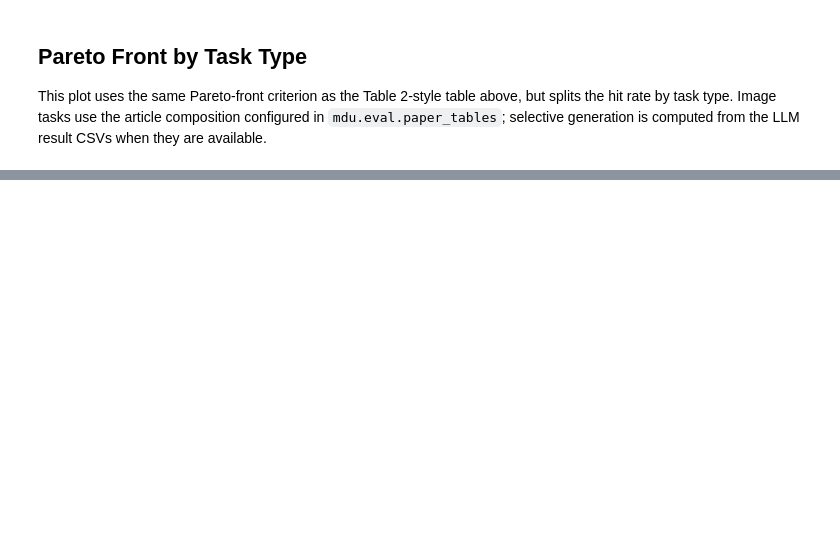
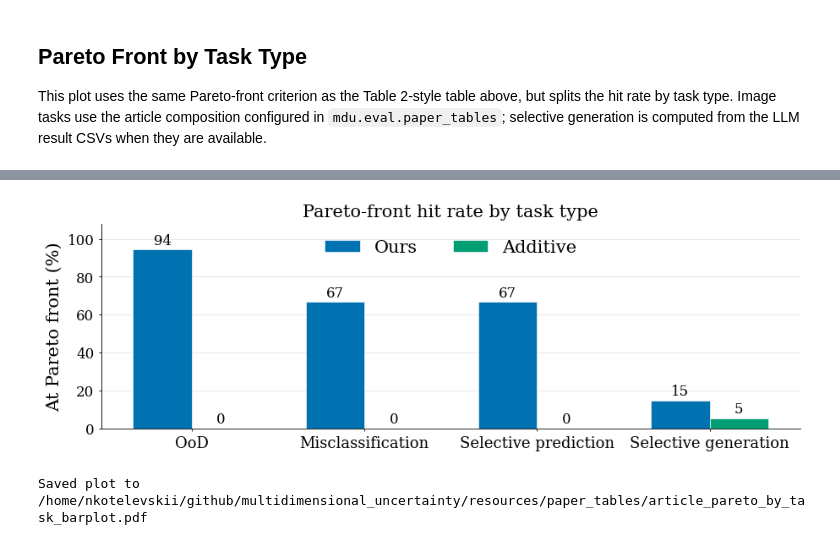
Before and after one commit to stat-ml/multidimensional_uncertainty, a Jupyter notebook: notebooks/paper_tables.ipynb, the cells around one changed output, grey strips where cells are left out. Cells and saved outputs as stored; diff of their text form; code cells hidden in the pictures; blank space fills up the shorter version.

```diff
--- a/notebooks/paper_tables.ipynb
+++ b/notebooks/paper_tables.ipynb
@@ -20,7 +20,7 @@ from mdu.eval.paper_tables import (
     build_llm_selective_generation_pareto_table,
 )
 
-INPUT_CSV = ROOT / "resources/refactored/results.csv"
+INPUT_CSV = ROOT / "resources/codex_cleared/results_entropic_target_Beta_eps_0.5_scaling_type_FeatureWise_iters_1000_tol_1e-06_rs_42_grid_size_5_n_targets_multiplier_1.csv"
 LLM_RESULTS_DIR = ROOT / "resources/llm_resources"
 OUTPUT_DIR = ROOT / "resources/paper_tables"
 PARETO_BY_TASK_CSV = OUTPUT_DIR / "article_pareto_by_task_plot_data.csv"
@@ -111,17 +214,17 @@ def plot_pareto_by_task_barplot(plot_df, output_path):
         "text.usetex": False,
         "font.family": "serif",
         "font.serif": ["DejaVu Serif"],
-        "font.size": 7,
-        "axes.labelsize": 7,
-        "axes.titlesize": 7.5,
-        "legend.fontsize": 6.5,
-        "xtick.labelsize": 6.5,
-        "ytick.labelsize": 6.5,
+        "font.size": 15,
+        "axes.labelsize": 15,
+        "axes.titlesize": 15,
+        "legend.fontsize": 15,
+        "xtick.labelsize": 13,
+        "ytick.labelsize": 12,
         "axes.linewidth": 0.6,
         "pdf.fonttype": 42,
         "ps.fonttype": 42,
     }):
-        fig, ax = plt.subplots(figsize=(5.1, 2.35), constrained_layout=True)
+        fig, ax = plt.subplots(figsize=(9, 3), constrained_layout=True)
         for method_idx, method in enumerate(METHOD_ORDER):
             values = []
             counts = []
@@ -144,31 +247,34 @@ def plot_pareto_by_task_barplot(plot_df, output_path):
                 width=width,
                 label=method,
                 color=PALETTE[method],
                 edgecolor="white",
                 linewidth=0.45,
                 zorder=3,
             )
             labels = [f"{value:.0f}" if count else "" for value, count in zip(values, counts)]
-            ax.bar_label(bars, labels=labels, padding=1.5, fontsize=5.8)
+            ax.bar_label(bars, labels=labels, padding=1.5, fontsize=12)
 
         ax.set_xticks(x)
         ax.set_xticklabels([TASK_LABELS[task] for task in present_tasks])
         ax.set_ylim(0, 108)
         ax.set_ylabel("At Pareto front (%)")
         ax.set_title("Pareto-front hit rate by task type")
         ax.legend(frameon=False, loc="upper center", ncols=len(METHOD_ORDER))
         ax.set_axisbelow(True)
         ax.yaxis.grid(True, color="0.88", linewidth=0.5)
         ax.xaxis.grid(False)
         for spine in ("top", "right"):
             ax.spines[spine].set_visible(False)
         for spine in ("left", "bottom"):
             ax.spines[spine].set_linewidth(0.6)
         ax.tick_params(axis="both", width=0.6, length=2.5)
         fig.savefig(output_path, bbox_inches="tight", pad_inches=0.02)
 
     plt.show()
     return fig
 
 plot_pareto_by_task_barplot(pareto_by_task, PARETO_BY_TASK_FIG)
 print(f"Saved plot to {PARETO_BY_TASK_FIG}")
+# %% [output]
+[figure, added]
+Saved plot to /home/nkotelevskii/github/multidimensional_uncertainty/resources/paper_tables/article_pareto_by_task_barplot.pdf
```
Also changed, not shown: parts of 7 cells of this notebook, 1 other file.
